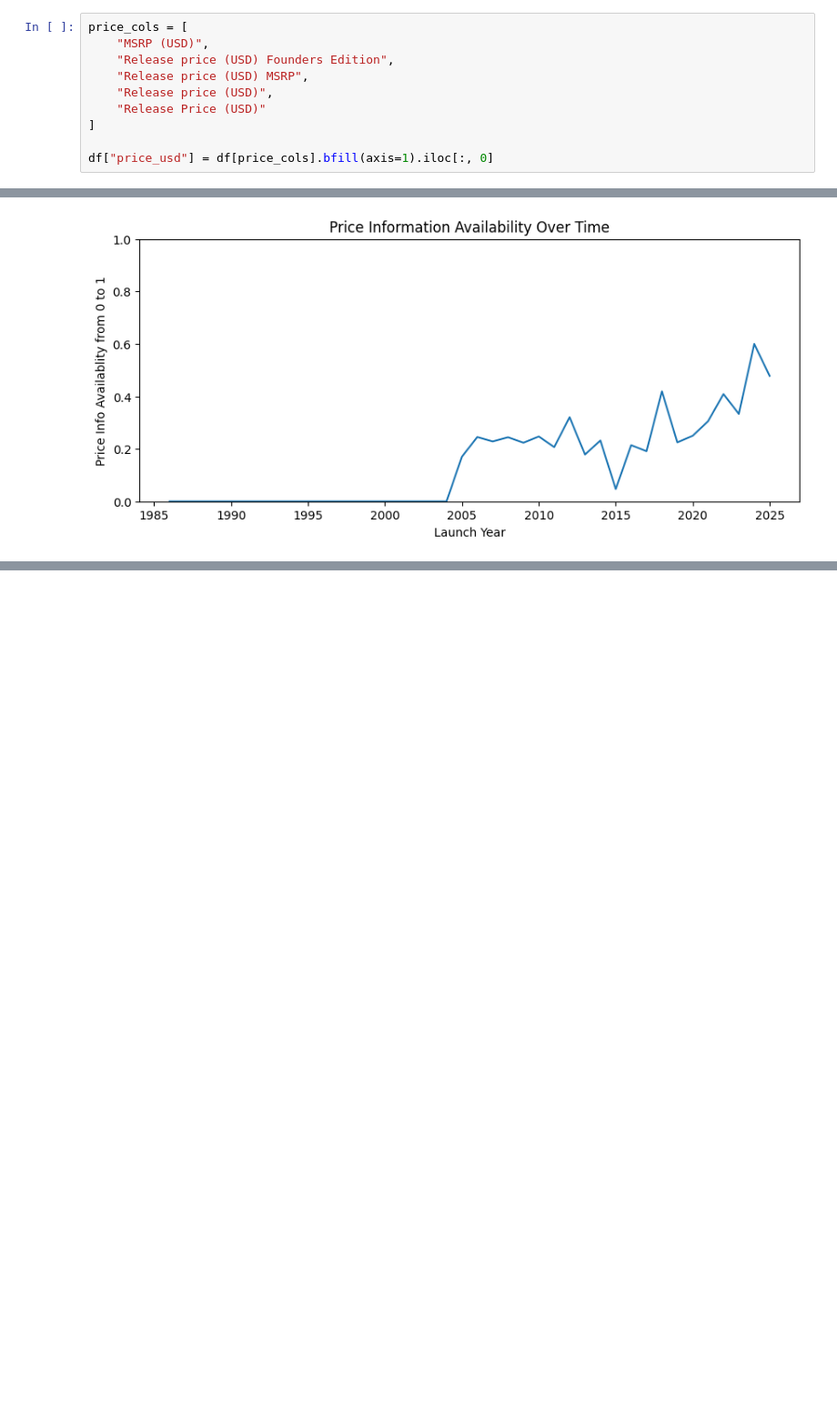
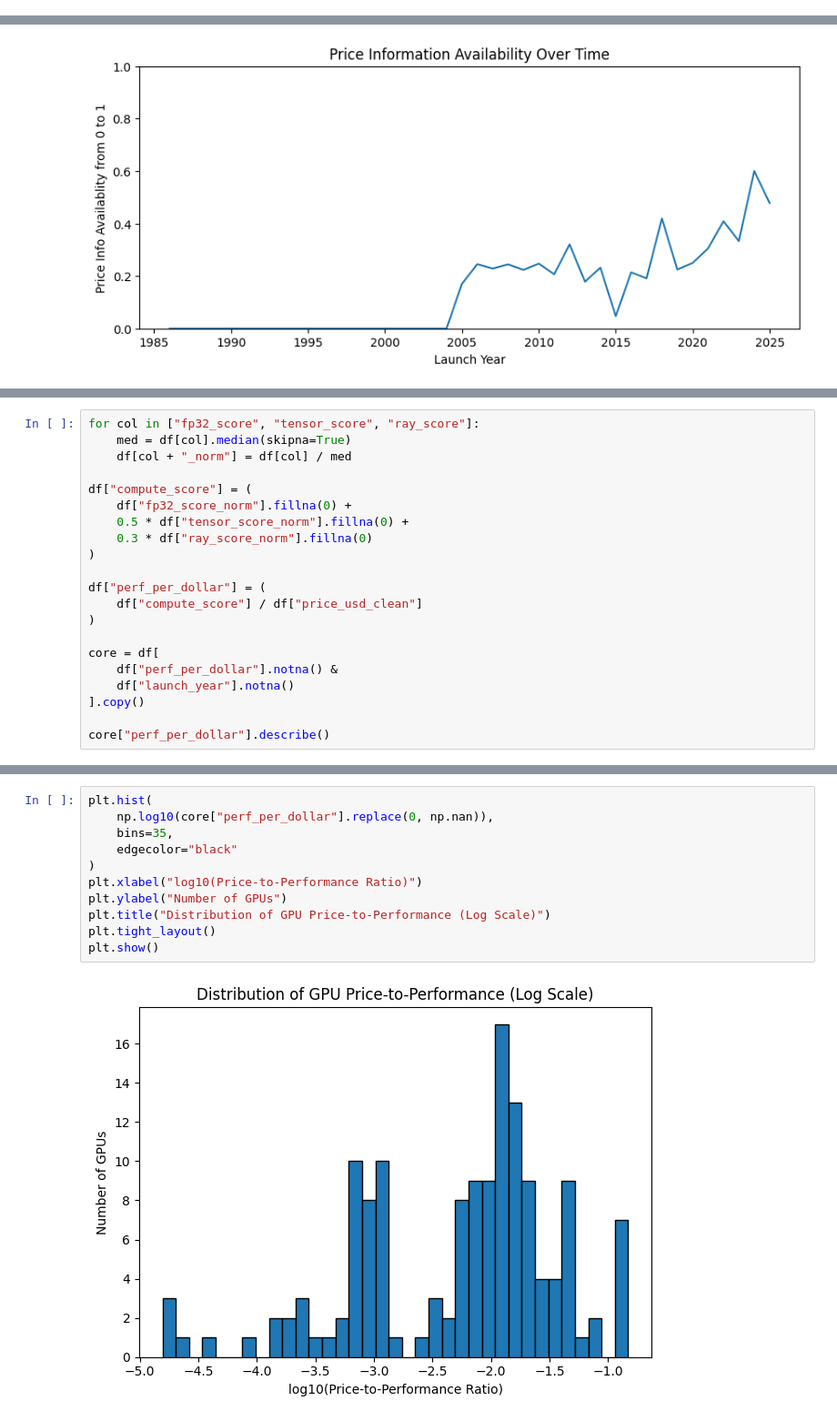
Before and after one commit to paingkalay7324/gpuAnalysis, a Jupyter notebook: eda_dataset_2.ipynb, the cells around one changed output, grey strips where cells are left out. Shown at 91% size. Drawn from its saved outputs; the diff is of its cells as text; blank space fills up the shorter version.

Commit message:
Updated some visualizations

```diff
--- a/eda_dataset_2.ipynb
+++ b/eda_dataset_2.ipynb
@@ -117,16 +117,6 @@ plt.title("Number of Active GPU Vendors per Year")
 plt.show()
 # %% [output]
 [figure]
-# %%
-price_cols = [
-    "MSRP (USD)",
-    "Release price (USD) Founders Edition",
-    "Release price (USD) MSRP",
-    "Release price (USD)",
-    "Release Price (USD)"
-]
-
-df["price_usd"] = df[price_cols].bfill(axis=1).iloc[:, 0]
 # %%
 price_available = (
     df.groupby("launch_year")["price_usd"]
@@ -183,0 +192,21 @@ TypeError: dtype 'str' does not support operation 'median'
+# %%
+for col in ["fp32_score", "tensor_score", "ray_score"]:
+    med = df[col].median(skipna=True)
+    df[col + "_norm"] = df[col] / med
+
+df["compute_score"] = (
+    df["fp32_score_norm"].fillna(0) +
+    0.5 * df["tensor_score_norm"].fillna(0) +
+    0.3 * df["ray_score_norm"].fillna(0)
+)
+
+df["perf_per_dollar"] = (
+    df["compute_score"] / df["price_usd_clean"]
+)
+
+core = df[
+    df["perf_per_dollar"].notna() &
+    df["launch_year"].notna()
+].copy()
+
+core["perf_per_dollar"].describe()
@@ -183,0 +223,13 @@ TypeError: dtype 'str' does not support operation 'median'
+# %%
+plt.hist(
+    np.log10(core["perf_per_dollar"].replace(0, np.nan)),
+    bins=35,
+    edgecolor="black"
+)
+plt.xlabel("log10(Price-to-Performance Ratio)")
+plt.ylabel("Number of GPUs")
+plt.title("Distribution of GPU Price-to-Performance (Log Scale)")
+plt.tight_layout()
+plt.show()
+# %% [output]
+[figure, added]
```
Also changed, not shown: parts of 11 cells of this notebook.
